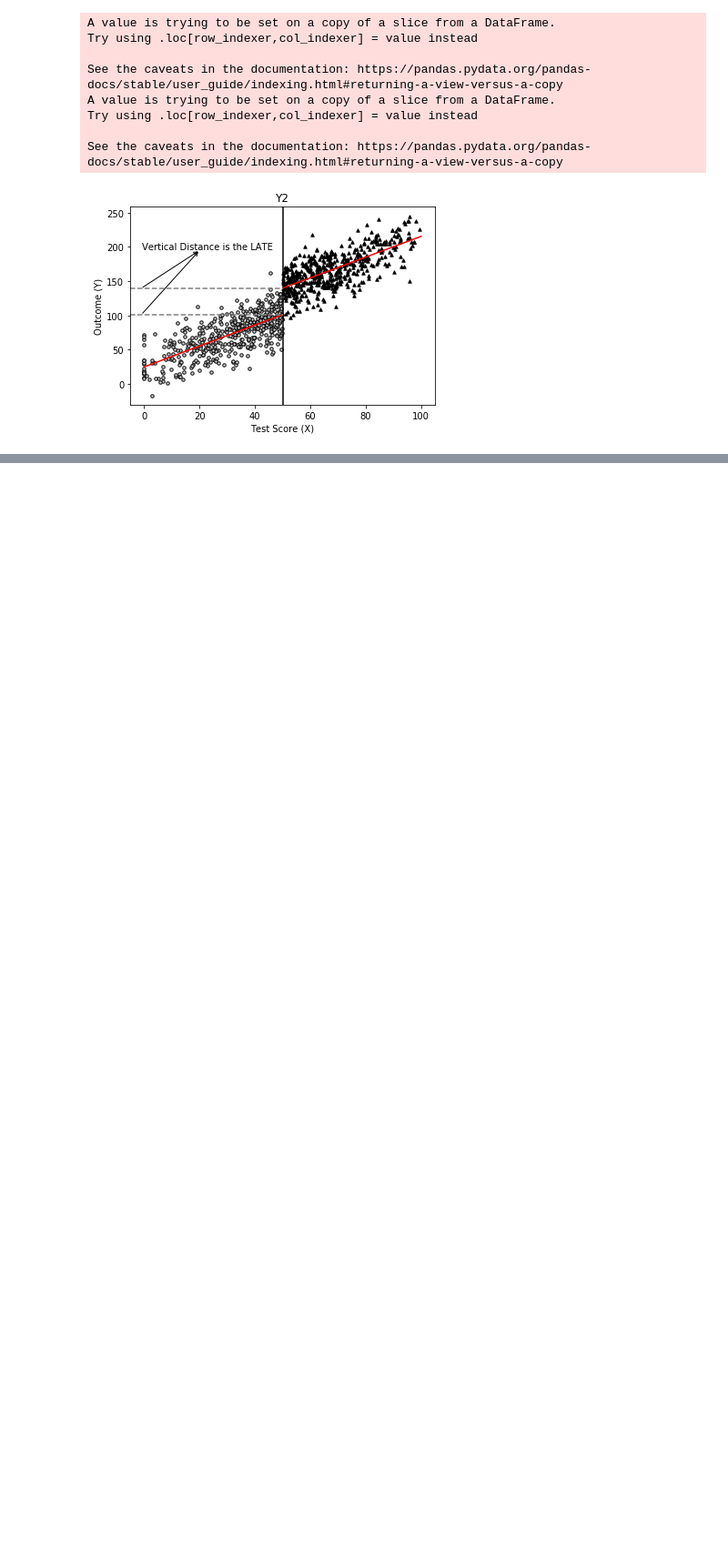
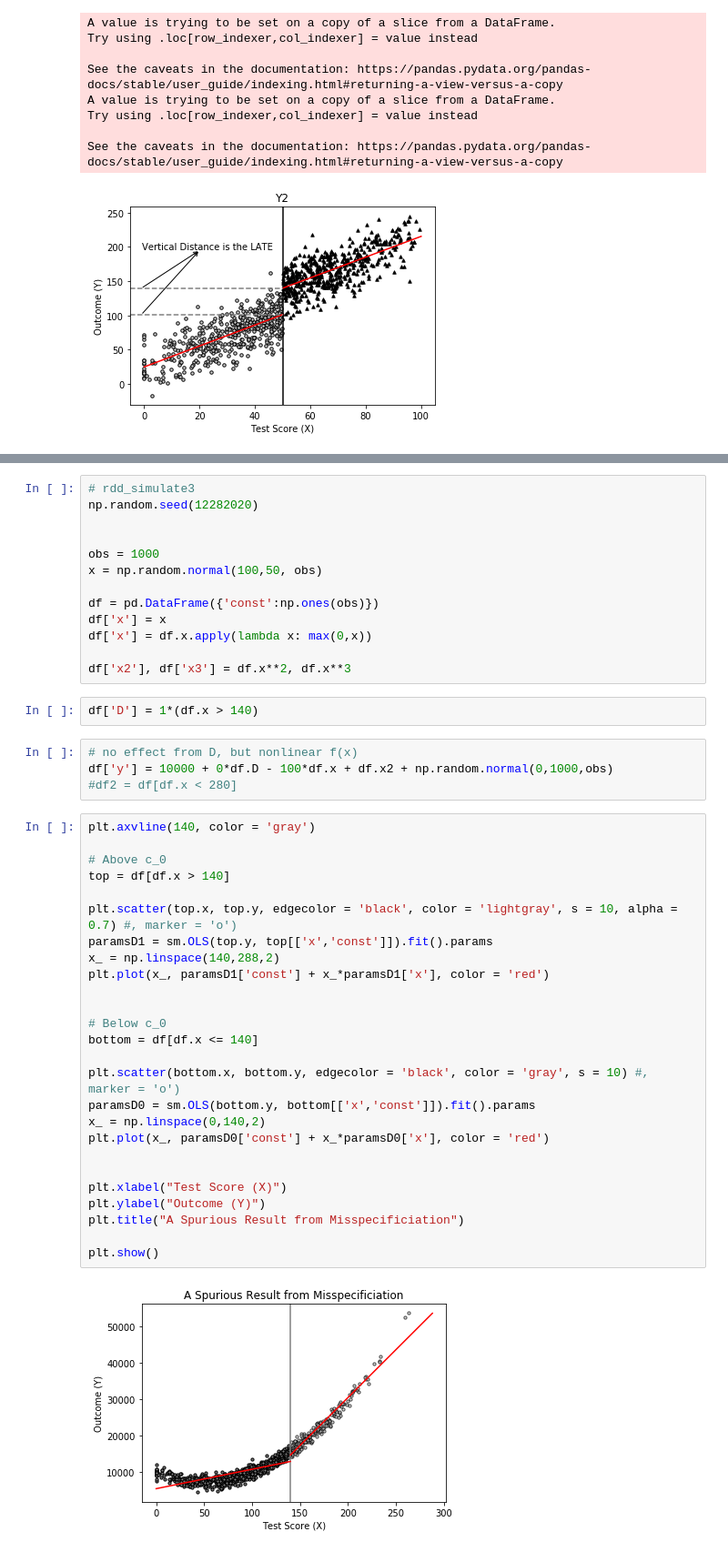
Before and after one commit to alexanderthclark/Causal-Inference-Mixtape, a Jupyter notebook: RegressionDiscontinuity.ipynb, the cells around one changed output, grey strips where cells are left out. Shown at 91% size. Drawn from its saved outputs; the diff is of its cells as text; blank space fills up the shorter version.

```diff
--- a/RegressionDiscontinuity.ipynb
+++ b/RegressionDiscontinuity.ipynb
@@ -127,0 +131,47 @@ See the caveats in the documentation: https://pandas.pydata.org/pandas-docs/stab
+# %%
+# rdd_simulate3
+np.random.seed(12282020)
+
+
+obs = 1000
+x = np.random.normal(100,50, obs)
+
+df = pd.DataFrame({'const':np.ones(obs)})
+df['x'] = x
+df['x'] = df.x.apply(lambda x: max(0,x))
+
+df['x2'], df['x3'] = df.x**2, df.x**3
+# %%
+df['D'] = 1*(df.x > 140)
+# %%
+# no effect from D, but nonlinear f(x)
+df['y'] = 10000 + 0*df.D - 100*df.x + df.x2 + np.random.normal(0,1000,obs)
+#df2 = df[df.x < 280]
+# %%
+plt.axvline(140, color = 'gray')
+
+# Above c_0
+top = df[df.x > 140]
+
+plt.scatter(top.x, top.y, edgecolor = 'black', color = 'lightgray', s = 10, alpha = 0.7) #, marker = 'o')
+paramsD1 = sm.OLS(top.y, top[['x','const']]).fit().params
+x_ = np.linspace(140,288,2)
+plt.plot(x_, paramsD1['const'] + x_*paramsD1['x'], color = 'red')
+
+
+# Below c_0
+bottom = df[df.x <= 140]
+
+plt.scatter(bottom.x, bottom.y, edgecolor = 'black', color = 'gray', s = 10) #, marker = 'o')
+paramsD0 = sm.OLS(bottom.y, bottom[['x','const']]).fit().params
+x_ = np.linspace(0,140,2)
+plt.plot(x_, paramsD0['const'] + x_*paramsD0['x'], color = 'red')
+
+
+plt.xlabel("Test Score (X)")
+plt.ylabel("Outcome (Y)")
+plt.title("A Spurious Result from Misspecificiation")
+
+plt.show()
+# %% [output]
+[figure, added]
```
Also changed, not shown: parts of 9 cells of this notebook.
